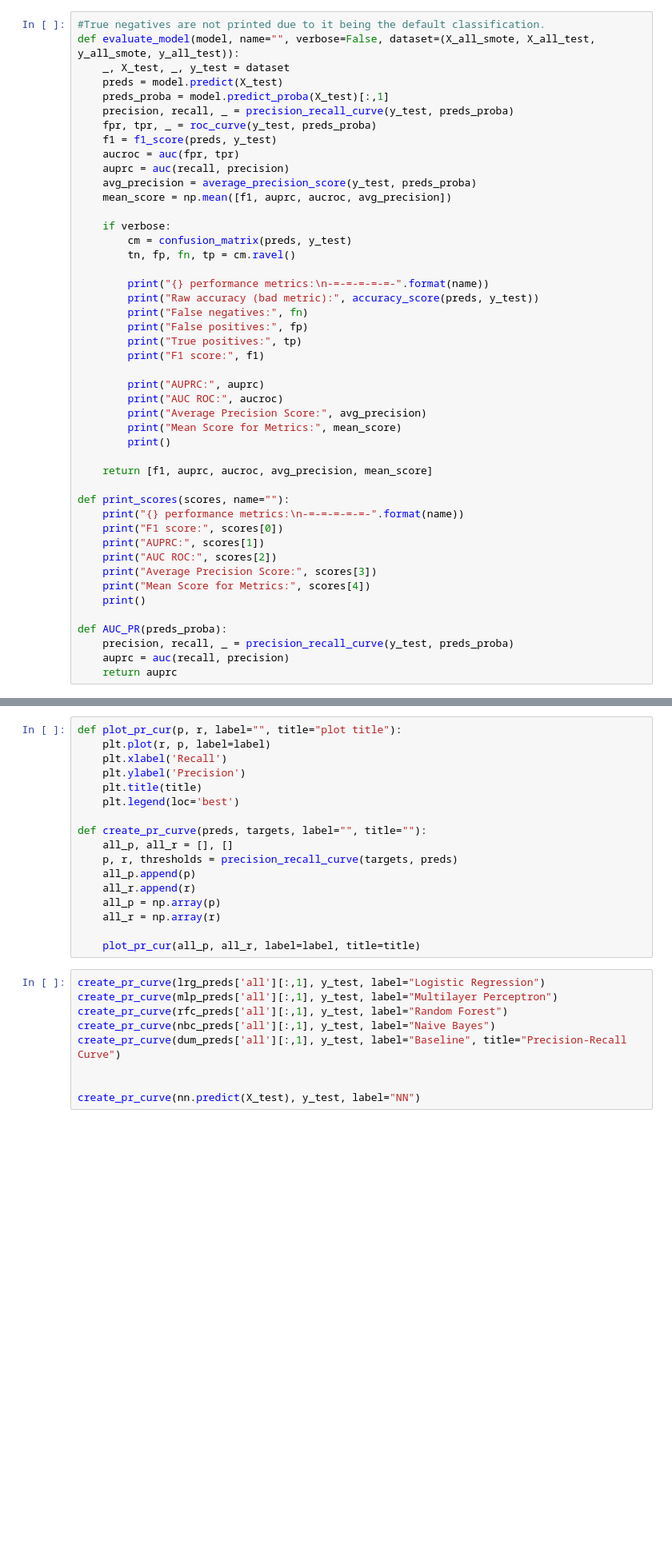
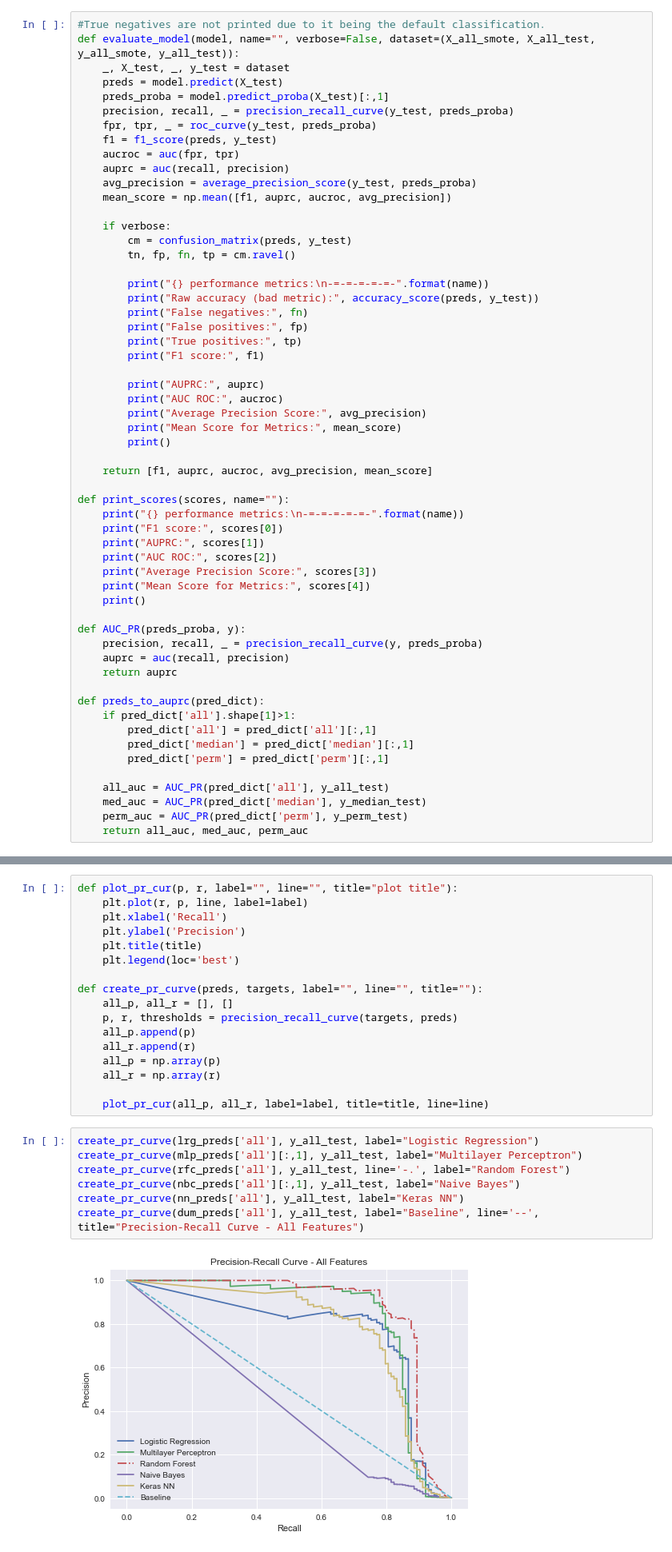
Before and after one commit to bjarnemu/aml2021finalproject, a Jupyter notebook: krog_main.ipynb, the cells around one changed output, grey strips where cells are left out. Shown: that part at 80% size. Saved outputs shown, nothing was run; the diff lists cells and outputs as text; blank space fills up the shorter version.

Commit message:
Final model predictions

```diff
--- a/krog_main.ipynb
+++ b/krog_main.ipynb
@@ -137,10 +137,21 @@ def print_scores(scores, name=""):
     print("Mean Score for Metrics:", scores[4])
     print()
 
-def AUC_PR(preds_proba):
-    precision, recall, _ = precision_recall_curve(y_test, preds_proba)
+def AUC_PR(preds_proba, y):
+    precision, recall, _ = precision_recall_curve(y, preds_proba)
     auprc = auc(recall, precision)
     return auprc
+
+def preds_to_auprc(pred_dict):
+    if pred_dict['all'].shape[1]>1:
+        pred_dict['all'] = pred_dict['all'][:,1]
+        pred_dict['median'] = pred_dict['median'][:,1]
+        pred_dict['perm'] = pred_dict['perm'][:,1]
+
+    all_auc = AUC_PR(pred_dict['all'], y_all_test)
+    med_auc = AUC_PR(pred_dict['median'], y_median_test)
+    perm_auc = AUC_PR(pred_dict['perm'], y_perm_test)
+    return all_auc, med_auc, perm_auc
 # %% [markdown]
 ## Evaluation
 Using Stratified K-fold and the metrics above
@@ -521,14 +612,14 @@ create_roc_curve(nn.predict(X_test), y_test, label="Neural Network")
 # %% [markdown]
 ## Precicion Recall Curve
 # %%
-def plot_pr_cur(p, r, label="", title="plot title"):
-    plt.plot(r, p, label=label)
+def plot_pr_cur(p, r, label="", line="", title="plot title"):
+    plt.plot(r, p, line, label=label)
     plt.xlabel('Recall')
     plt.ylabel('Precision')
     plt.title(title)
     plt.legend(loc='best')
 
-def create_pr_curve(preds, targets, label="", title=""):
+def create_pr_curve(preds, targets, label="", line="", title=""):
     all_p, all_r = [], []
     p, r, thresholds = precision_recall_curve(targets, preds)
     all_p.append(p)
@@ -536,13 +627,13 @@ def create_pr_curve(preds, targets, label="", title=""):
     all_p = np.array(p)
     all_r = np.array(r)
 
-    plot_pr_cur(all_p, all_r, label=label, title=title)
+    plot_pr_cur(all_p, all_r, label=label, title=title, line=line)
 # %%
-create_pr_curve(lrg_preds['all'][:,1], y_test, label="Logistic Regression")
-create_pr_curve(mlp_preds['all'][:,1], y_test, label="Multilayer Perceptron")
-create_pr_curve(rfc_preds['all'][:,1], y_test, label="Random Forest")
-create_pr_curve(nbc_preds['all'][:,1], y_test, label="Naive Bayes")
-create_pr_curve(dum_preds['all'][:,1], y_test, label="Baseline", title="Precision-Recall Curve")
-
-
-create_pr_curve(nn.predict(X_test), y_test, label="NN")
+create_pr_curve(lrg_preds['all'], y_all_test, label="Logistic Regression")
+create_pr_curve(mlp_preds['all'][:,1], y_all_test, label="Multilayer Perceptron")
+create_pr_curve(rfc_preds['all'], y_all_test, line='-.', label="Random Forest")
+create_pr_curve(nbc_preds['all'][:,1], y_all_test, label="Naive Bayes")
+create_pr_curve(nn_preds['all'], y_all_test, label="Keras NN")
+create_pr_curve(dum_preds['all'], y_all_test, label="Baseline", line='--', title="Precision-Recall Curve - All Features")
+# %% [output]
+[figure, added]
```
Also changed, not shown: parts of 18 cells of this notebook, 4 other files.
